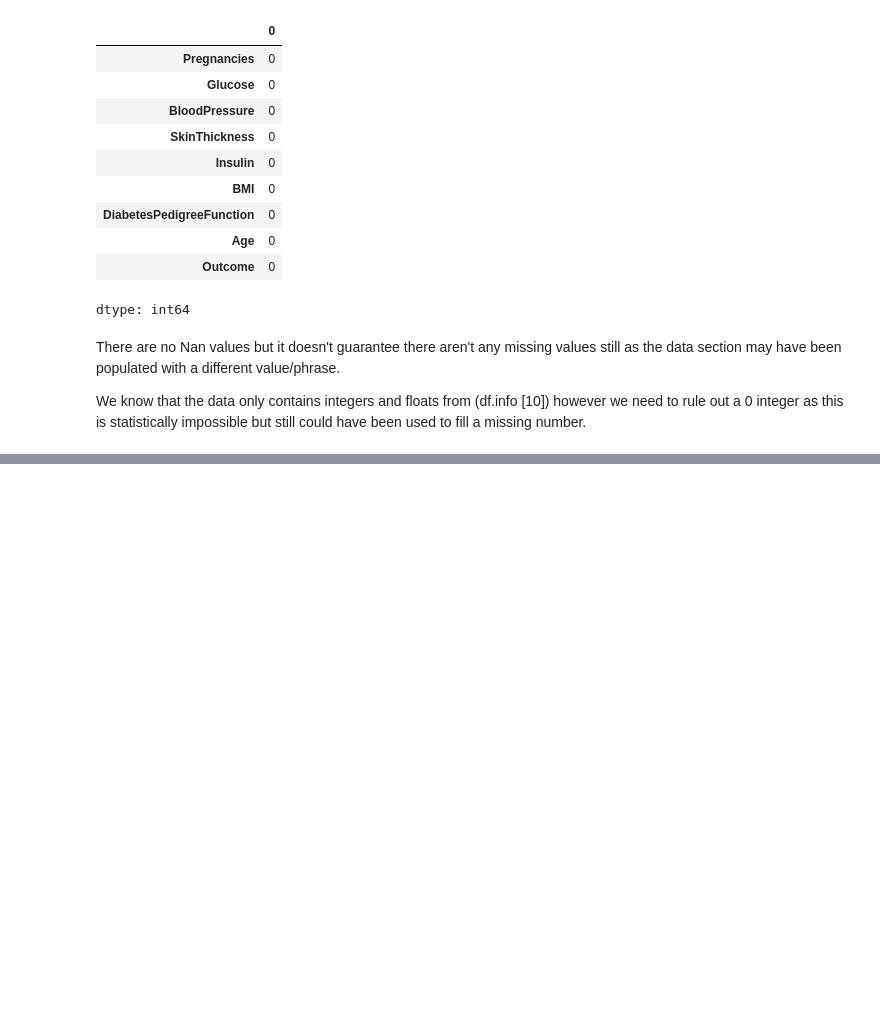
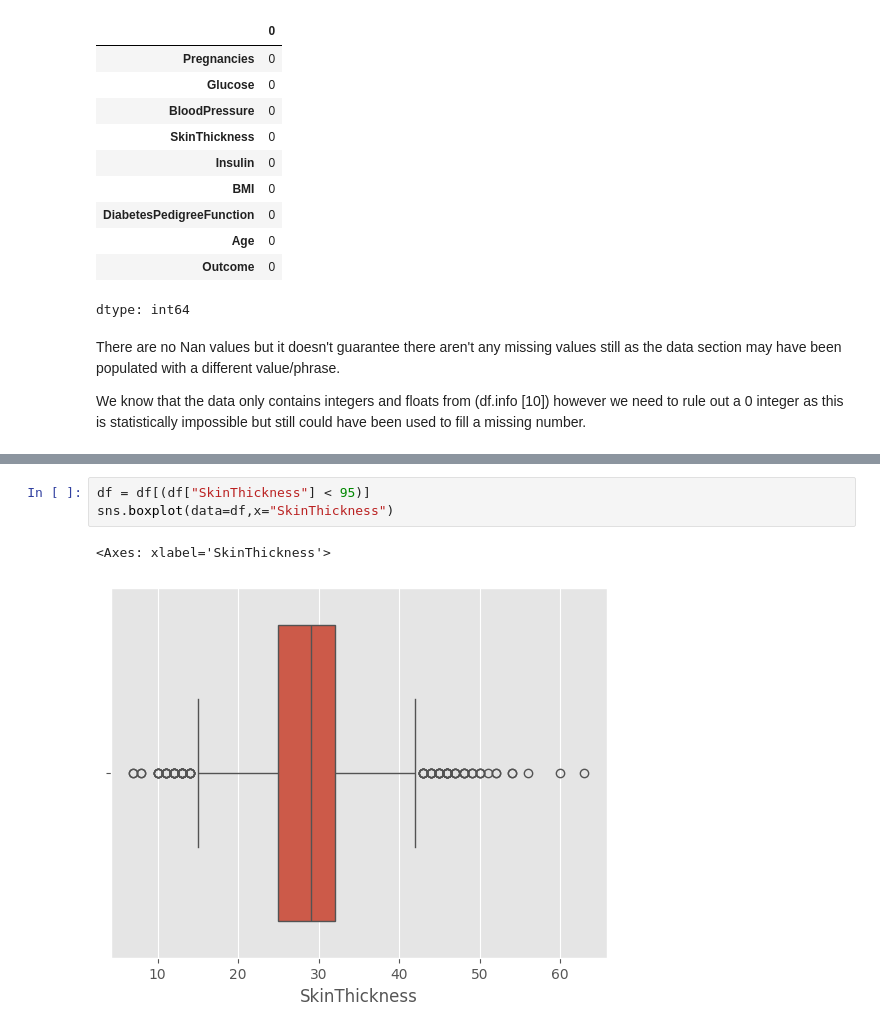
Before and after one commit to ShaneM-93/diabetes-prediction-classification-ml, a Jupyter notebook: data_cleaning_diabetes.ipynb, the cells around one changed output, grey strips where cells are left out. Cells and saved outputs as stored; diff of their text form; blank space fills up the shorter version.

```diff
--- a/data_cleaning_diabetes.ipynb
+++ b/data_cleaning_diabetes.ipynb
@@ -88,0 +162,6 @@ Age 0
+# %%
+df = df[(df["SkinThickness"] < 95)]
+sns.boxplot(data=df,x="SkinThickness")
+# %% [output]
+<Axes: xlabel='SkinThickness'>
+[figure, added]
```
Also changed, not shown: parts of 11 cells of this notebook.
